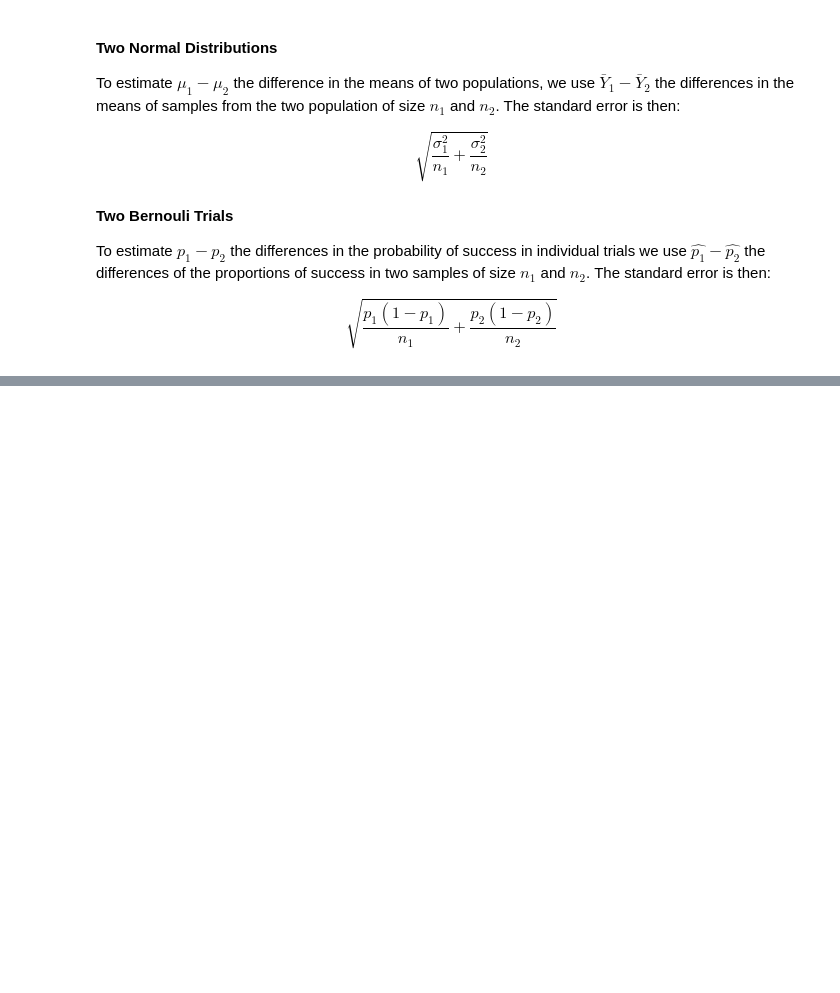
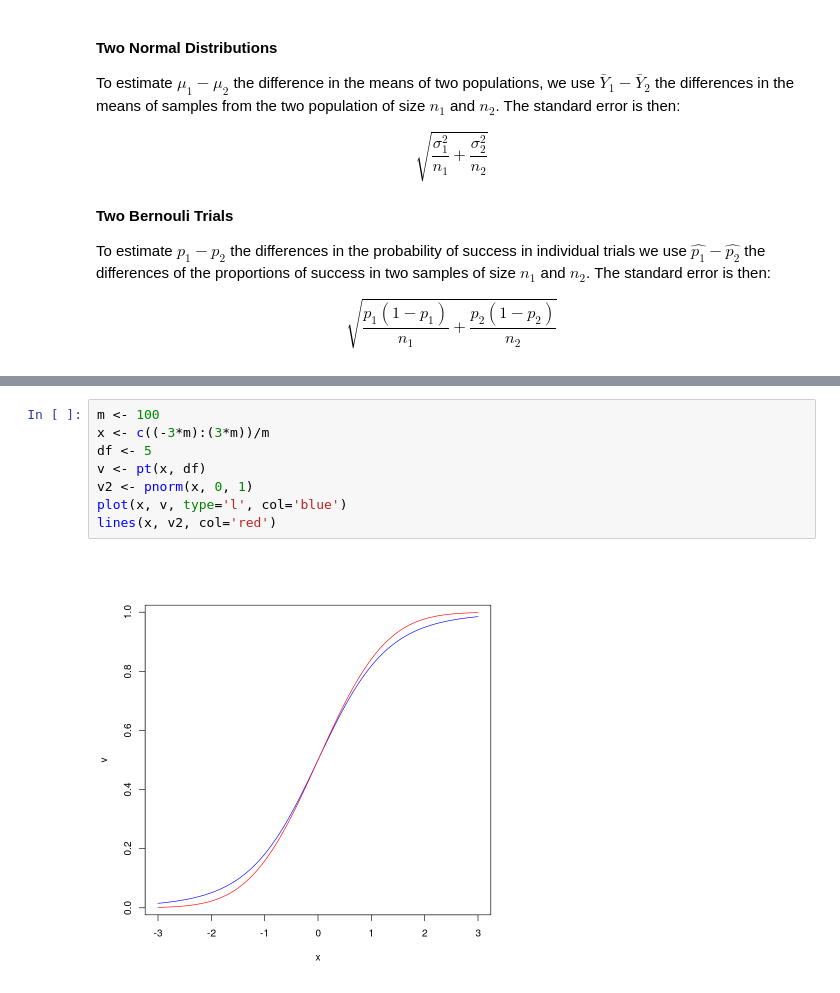
Before and after one commit to virgilpierce/MATH_550, a Jupyter notebook: 08-Confidence_Hypothesis.ipynb, the cells around one changed output, grey strips where cells are left out. Drawn from its saved outputs; the diff is of its cells as text; blank space fills up the shorter version.

```diff
--- a/08-Confidence_Hypothesis.ipynb
+++ b/08-Confidence_Hypothesis.ipynb
@@ -86,0 +134,10 @@ $$ \sqrt{ \frac{p_1 (1-p_1)}{n_1} + \frac{ p_2 (1-p_2) }{n_2 } } $$
+# %%
+m <- 100
+x <- c((-3*m):(3*m))/m
+df <- 5
+v <- pt(x, df)
+v2 <- pnorm(x, 0, 1)
+plot(x, v, type='l', col='blue')
+lines(x, v2, col='red')
+# %% [output]
+[figure, added]
```
Also changed, not shown: parts of 10 cells of this notebook, 18 other files.
